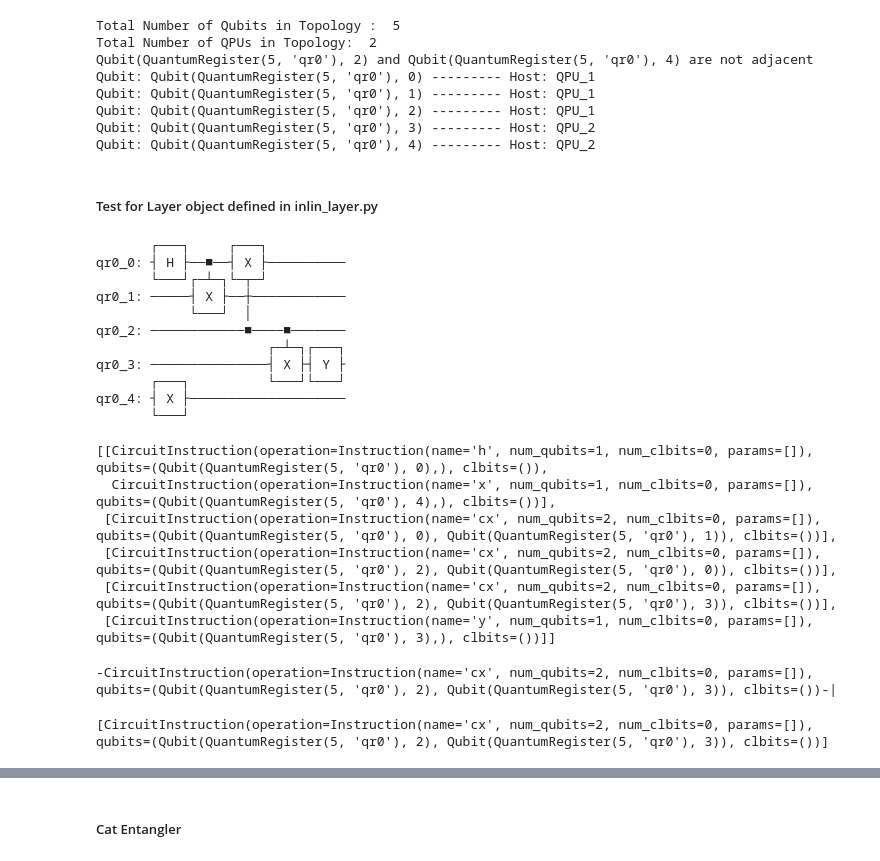
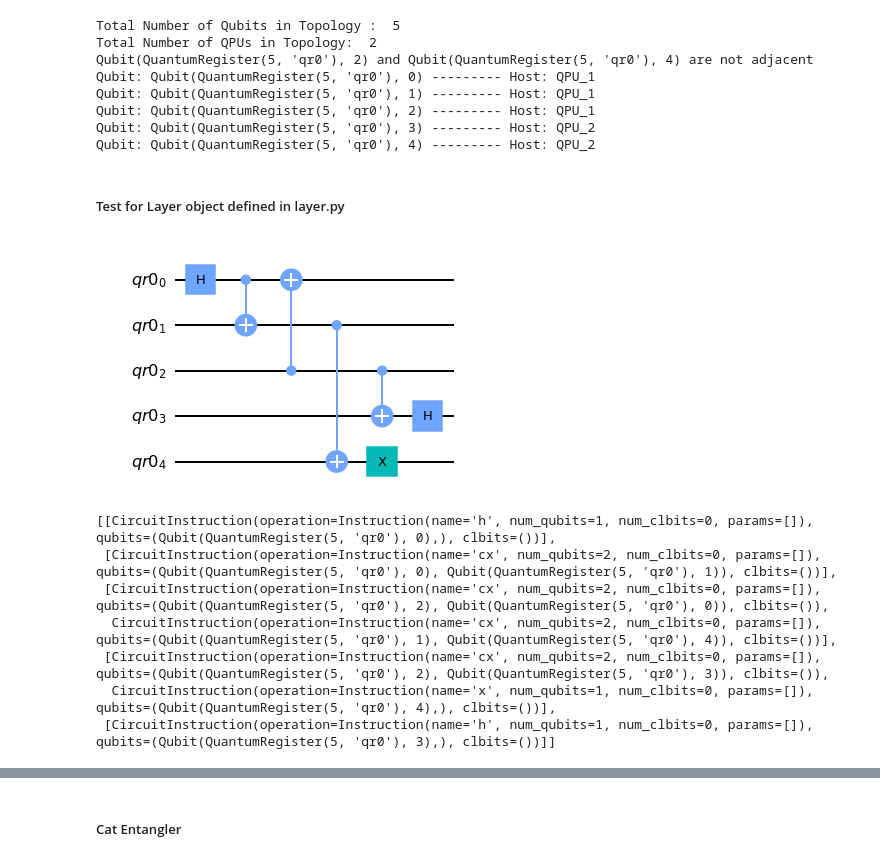
Before and after one commit to Interlin-q/diskit, a Jupyter notebook: distributed_qiskit/LayerByLayer.ipynb, the cells around one changed output, grey strips where cells are left out. Saved outputs shown, nothing was run; the diff lists cells and outputs as text; code cells hidden in the pictures.

Commit message:
Distributed circuit naive works

```diff
--- a/distributed_qiskit/LayerByLayer.ipynb
+++ b/distributed_qiskit/LayerByLayer.ipynb
@@ -151,10 +151,16 @@ plot_histogram(sim_count)  # Display the output on measurement of state vector
 ##### TEST for TOPOLOGY
 # %%
 # Write a q_map as dictionary
-qr0 = QuantumRegister(5, 'qr0')
+n = 5
+qr0 = QuantumRegister(n, 'qr0')
+qr1 = QuantumRegister(2, 'qr1')
 q_map = {
     "QPU_1" : [Qubit(qr0, i) for i in range(3)],
-    "QPU_2" : [Qubit(qr0, i) for i in range(3,5)]
+    "QPU_2" : [Qubit(qr0, i) for i in range(3,n)]
+}
+e_map = {
+    "QPU_1" : Qubit(qr1, 0),
+    "QPU_2" : Qubit(qr1, 1)
 }
 q_map
 # %% [output]
@@ -189,45 +195,28 @@ Qubit: Qubit(QuantumRegister(5, 'qr0'), 2) --------- Host: QPU_1
 Qubit: Qubit(QuantumRegister(5, 'qr0'), 3) --------- Host: QPU_2
 Qubit: Qubit(QuantumRegister(5, 'qr0'), 4) --------- Host: QPU_2
 # %% [markdown]
-##### Test for Layer object defined in inlin_layer.py
+##### Test for Layer object defined in layer.py
 # %%
 qc = QuantumCircuit(qr0)
 qc.h(0)
 qc.cx(0,1)
 qc.cx(2,0)
 qc.cx(2,3)
+qc.cx(1,4)
 qc.x(4)
-qc.y(3)
-qc.draw()
+qc.h(3)
+qc.draw(output='mpl')
 # %% [output]
-       ┌───┐     ┌───┐
-qr0_0: ┤ H ├──■──┤ X ├──────────
-       └───┘┌─┴─┐└─┬─┘
-qr0_1: ─────┤ X ├──┼────────────
-            └───┘  │
-qr0_2: ────────────■────■───────
-                      ┌─┴─┐┌───┐
-qr0_3: ───────────────┤ X ├┤ Y ├
-       ┌───┐          └───┘└───┘
-qr0_4: ┤ X ├────────────────────
-       └───┘
+[figure, added]
 # %%
-circ_object = CircuitRemapper(qc, "hi")
+circ_object = CircuitRemapper(qc, circuit_topo)
 layers_here = circ_object._circuit_to_layers()
 layers_here
 # %% [output]
-[[CircuitInstruction(operation=Instruction(name='h', num_qubits=1, num_clbits=0, params=[]), qubits=(Qubit(QuantumRegister(5, 'qr0'), 0),), clbits=()),
+[[CircuitInstruction(operation=Instruction(name='h', num_qubits=1, num_clbits=0, params=[]), qubits=(Qubit(QuantumRegister(5, 'qr0'), 0),), clbits=())],
+ [CircuitInstruction(operation=Instruction(name='cx', num_qubits=2, num_clbits=0, params=[]), qubits=(Qubit(QuantumRegister(5, 'qr0'), 0), Qubit(QuantumRegister(5, 'qr0'), 1)), clbits=())],
+ [CircuitInstruction(operation=Instruction(name='cx', num_qubits=2, num_clbits=0, params=[]), qubits=(Qubit(QuantumRegister(5, 'qr0'), 2), Qubit(QuantumRegister(5, 'qr0'), 0)), clbits=()),
+  CircuitInstruction(operation=Instruction(name='cx', num_qubits=2, num_clbits=0, params=[]), qubits=(Qubit(QuantumRegister(5, 'qr0'), 1), Qubit(QuantumRegister(5, 'qr0'), 4)), clbits=())],
+ [CircuitInstruction(operation=Instruction(name='cx', num_qubits=2, num_clbits=0, params=[]), qubits=(Qubit(QuantumRegister(5, 'qr0'), 2), Qubit(QuantumRegister(5, 'qr0'), 3)), clbits=()),
   CircuitInstruction(operation=Instruction(name='x', num_qubits=1, num_clbits=0, params=[]), qubits=(Qubit(QuantumRegister(5, 'qr0'), 4),), clbits=())],
- [CircuitInstruction(operation=Instruction(name='cx', num_qubits=2, num_clbits=0, params=[]), qubits=(Qubit(QuantumRegister(5, 'qr0'), 0), Qubit(QuantumRegister(5, 'qr0'), 1)), clbits=())],
- [CircuitInstruction(operation=Instruction(name='cx', num_qubits=2, num_clbits=0, params=[]), qubits=(Qubit(QuantumRegister(5, 'qr0'), 2), Qubit(QuantumRegister(5, 'qr0'), 0)), clbits=())],
- [CircuitInstruction(operation=Instruction(name='cx', num_qubits=2, num_clbits=0, params=[]), qubits=(Qubit(QuantumRegister(5, 'qr0'), 2), Qubit(QuantumRegister(5, 'qr0'), 3)), clbits=())],
- [CircuitInstruction(operation=Instruction(name='y', num_qubits=1, num_clbits=0, params=[]), qubits=(Qubit(QuantumRegister(5, 'qr0'), 3),), clbits=())]]
+ [CircuitInstruction(operation=Instruction(name='h', num_qubits=1, num_clbits=0, params=[]), qubits=(Qubit(QuantumRegister(5, 'qr0'), 3),), clbits=())]]
-# %%
-a_layer = Layer(layers_here[3], circuit_topo)
-print(a_layer)
-# %% [output]
--CircuitInstruction(operation=Instruction(name='cx', num_qubits=2, num_clbits=0, params=[]), qubits=(Qubit(QuantumRegister(5, 'qr0'), 2), Qubit(QuantumRegister(5, 'qr0'), 3)), clbits=())-|
-# %%
-a_layer.non_local_operations()
-# %% [output]
-[CircuitInstruction(operation=Instruction(name='cx', num_qubits=2, num_clbits=0, params=[]), qubits=(Qubit(QuantumRegister(5, 'qr0'), 2), Qubit(QuantumRegister(5, 'qr0'), 3)), clbits=())]
```
Also changed, not shown: parts of 12 cells of this notebook, 4 other files.
